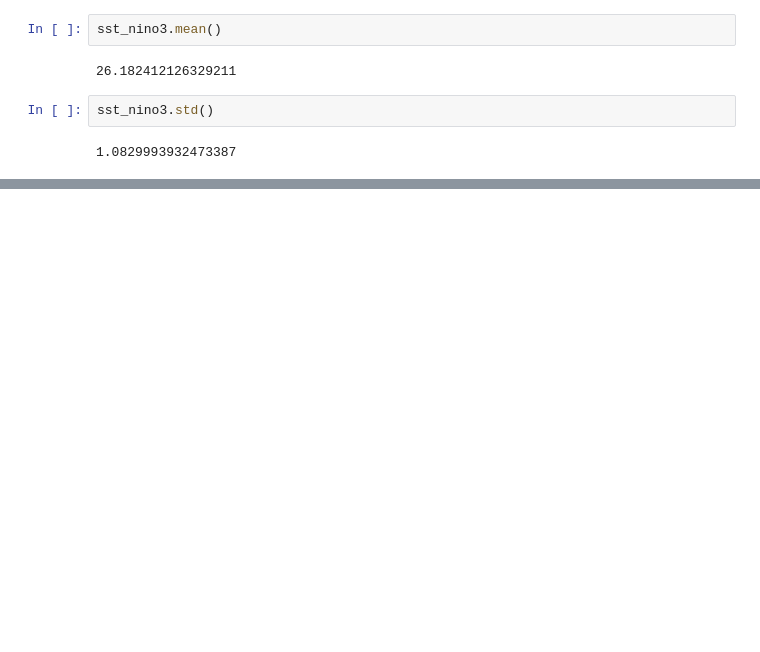
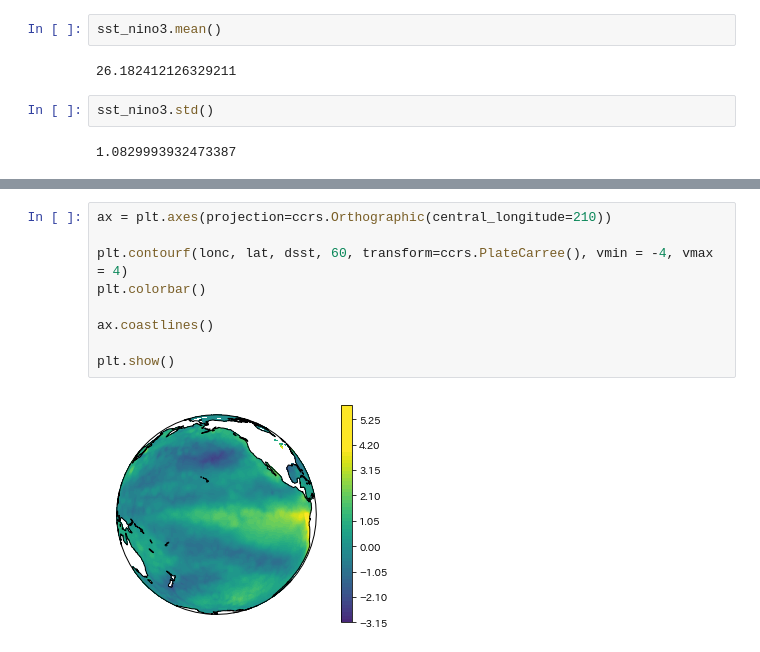
Before and after one commit to tenomoto/nwu-geoex2, a Jupyter notebook: nino3.ipynb, the cells around one changed output, grey strips where cells are left out. Saved outputs shown, nothing was run; the diff lists cells and outputs as text; blank space fills up the shorter version.

```diff
--- a/nino3.ipynb
+++ b/nino3.ipynb
@@ -88,0 +152,11 @@ plt.show()
+# %%
+ax = plt.axes(projection=ccrs.Orthographic(central_longitude=210))
+
+plt.contourf(lonc, lat, dsst, 60, transform=ccrs.PlateCarree(), vmin = -4, vmax = 4)
+plt.colorbar()
+
+ax.coastlines()
+
+plt.show()
+# %% [output]
+[figure, added]
```
Also changed, not shown: parts of 48 cells of this notebook, 11 other files.
